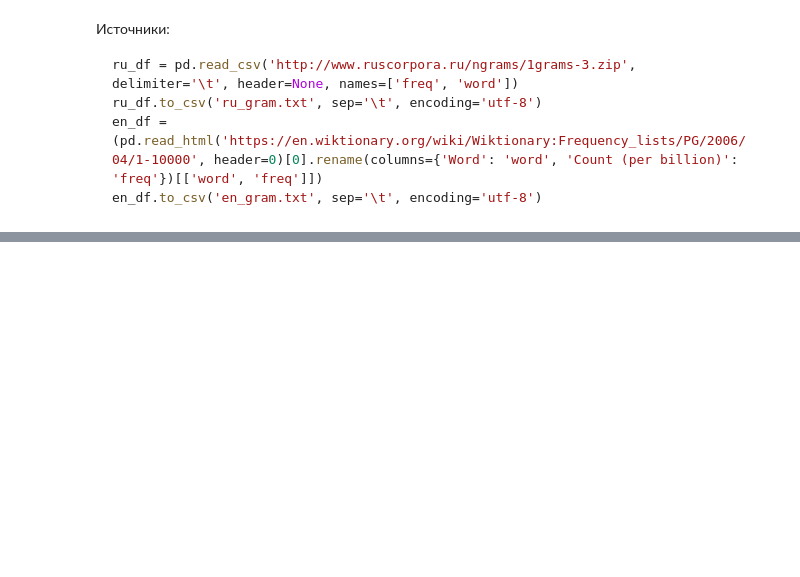
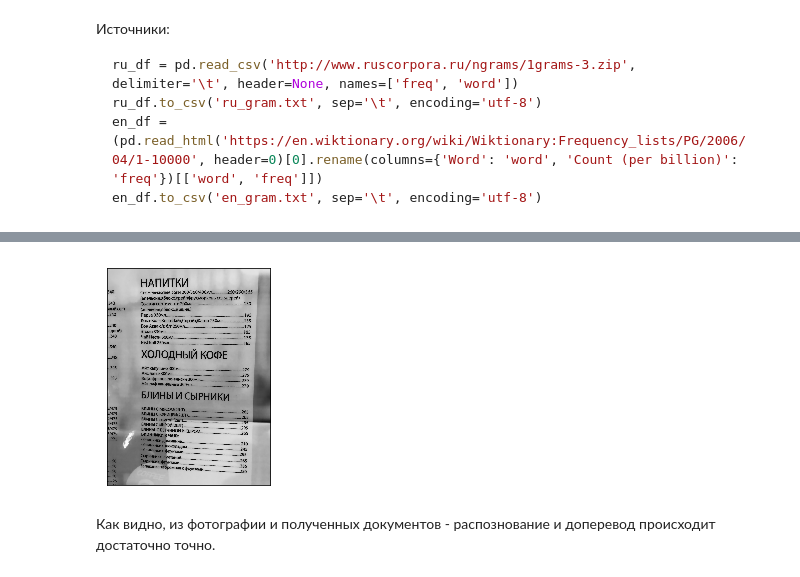
Before and after one commit to Romakin/Homeworks, a Jupyter notebook: Diploma.ipynb, the cells around one changed output, grey strips where cells are left out. Cells and saved outputs as stored; diff of their text form; code cells hidden in the pictures; blank space fills up the shorter version.

```diff
--- a/Diploma.ipynb
+++ b/Diploma.ipynb
@@ -306,6 +314,6 @@ def prob(str, model, c=10**-10):
     return math.pow(res, 1/len(str))
 # %%
 %%time
-DOCUMENT_LANGUAGE = cropDetectLanguage(img,10,3)
+DOCUMENT_LANGUAGE = cropDetectLanguage(img,10,3,0)
 print(DOCUMENT_LANGUAGE)
 # %% [output]
@@ -990,0 +559,7 @@ function json_to_html(json) {
+# %%
+%%time
+ru_lm = trigram_lm(RU_DF)
+en_lm = trigram_lm(EN_DF)
+json_py_obj = imageToObject(img, DOCUMENT_LANGUAGE, ru_lm, en_lm,0)
+json_py_str = json.dumps(json_py_obj)
+print(len(json_py_str))
@@ -990,0 +763,5 @@ function json_to_html(json) {
+# %%
+docConfiger(json_py_str,'html','save','display')
+docConfiger(json_py_str,'md','','display')
+print_img(img)
+# %% [output]
@@ -990,0 +770,3 @@ function json_to_html(json) {
+[figure, added]
+# %% [markdown]
+Как видно, из фотографии и полученных документов - распознование и доперевод происходит достаточно точно.
```
Also changed, not shown: parts of 72 cells of this notebook, 3 other files.
